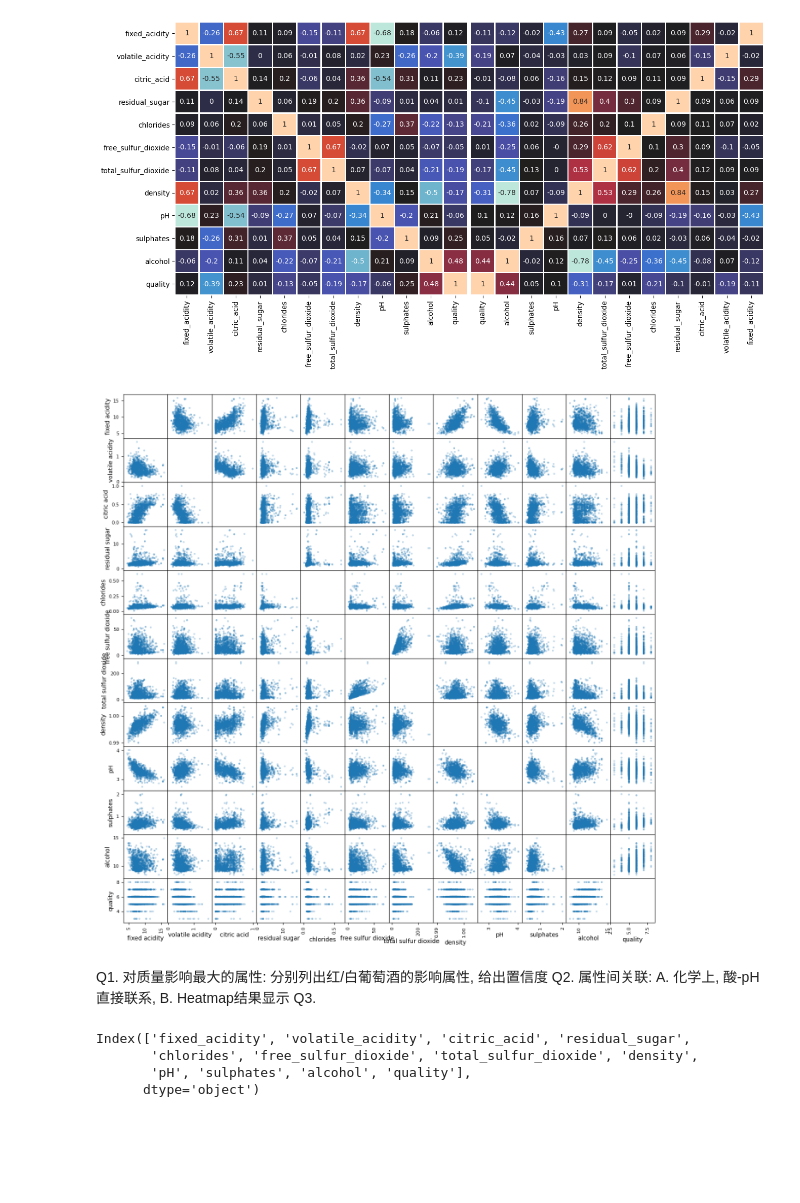
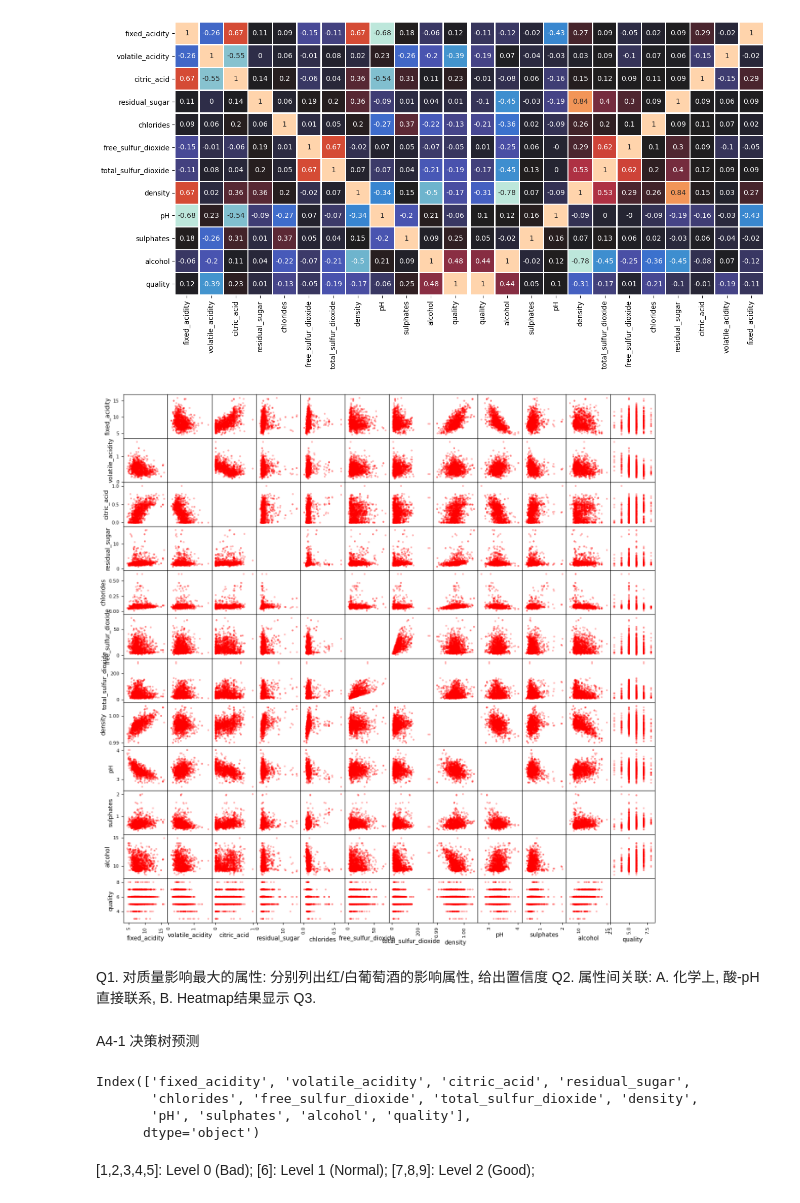
Before and after one commit to n0t1ucky/wineData, a Jupyter notebook: Analyze_red.ipynb, the cells around one changed output. Cells and saved outputs as stored; diff of their text form; code cells hidden in the pictures; blank space fills up the shorter version.

```diff
--- a/Analyze_red.ipynb
+++ b/Analyze_red.ipynb
@@ -145,9 +145,9 @@ plt.show()
 # %% [output]
 [figure]
 # %%
-fig2 = pd.plotting.scatter_matrix(redWine, figsize=(16, 16), diagonal='', alpha = 0.3, range_padding=0.2)
+fig2 = pd.plotting.scatter_matrix(redWine, figsize=(16, 16), diagonal='', alpha = 0.3, range_padding=0.2, color='red')
 # %% [output]
-[figure, old version]
+[figure, new version]
 # %% [markdown]
 Q1. 对质量影响最大的属性: 分别列出红/白葡萄酒的影响属性, 给出置信度
 Q2. 属性间关联: A. 化学上, 酸-pH直接联系, B. Heatmap结果显示
@@ -157,3 +155,5 @@ A4-1 决策树预测
+# %% [markdown]
+A4-1 决策树预测
 # %%
 redWine.columns
 # %% [output]
@@ -161,4 +161,8 @@ Index(['fixed_acidity', 'volatile_acidity', 'citric_acid', 'residual_sugar',
        'chlorides', 'free_sulfur_dioxide', 'total_sulfur_dioxide', 'density',
        'pH', 'sulphates', 'alcohol', 'quality'],
       dtype='object')
+# %% [markdown]
+[1,2,3,4,5]: Level 0 (Bad);
+[6]: Level 1 (Normal);
+[7,8,9]: Level 2 (Good);
 # %%
```
Also changed, not shown: parts of 21 cells of this notebook, 2 other files.
